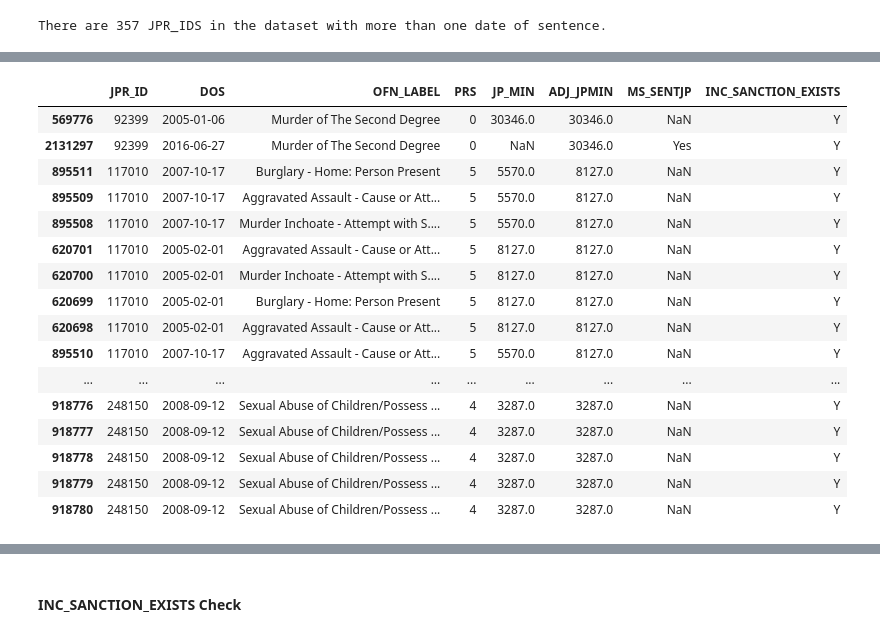
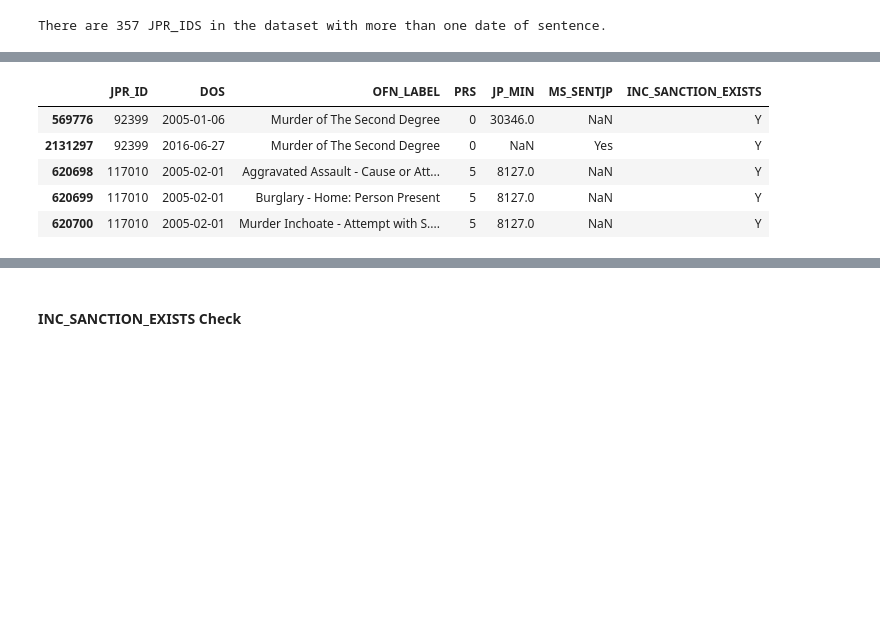
Before and after one commit to aud-z/PA_sentencing, a Jupyter notebook: data_cleaning_pipeline.ipynb, the cells around one changed output, grey strips where cells are left out. Cells and saved outputs as stored; diff of their text form; code cells hidden in the pictures; blank space fills up the shorter version.

```diff
--- a/data_cleaning_pipeline.ipynb
+++ b/data_cleaning_pipeline.ipynb
@@ -172,11 +172,0 @@ After the JP_CC_BUG correction there are 2,562,389 rows.
-# %%
-#Fix Issues with the missing JP_MIN
-num_missing_jp_min = len(df.loc[pd.isna(df["JP_MIN"])]) #[["JPR_ID", "JP_MIN"]]
-print("There are {:,} entries in the dataset missing a JP_MIN value.".format(num_missing_jp_min))
-
-df["ADJ_JPMIN"] = df.groupby(["JPR_ID"])["JP_MIN"].transform("max")
-
-num_missing_jp_min = len(df.loc[pd.isna(df["ADJ_JPMIN"])]) #[["JPR_ID", "JP_MIN"]]
-print("There are {:,} entries in the dataset missing a  ADJ_JPMIN value.".format(num_missing_jp_min))
-
-#when should we calculated a consolidated JP_MIN? before or after grouping at the id_variable, dos level
@@ -219,26 +198,12 @@ more_than_one_dos_df = df.loc[df["JPR_ID"].isin(more_than_one_dos)]
 # %%
-more_than_one_dos_df = more_than_one_dos_df.sort_values(["JPR_ID"])
+more_than_one_dos_df = more_than_one_dos_df.sort_values(["JPR_ID", "DOS"]) #sort by jpr_id AND DOS
 
-
-#more_than_one_dos_df[:20][["JPR_ID", "DOS", "OFN_LABEL", "PRS", "JP_MIN", "ADJ_JPMIN", "MS_SENTJP", "INC_SANCTION_EXISTS"]]
-#more_than_one_dos_df.loc[more_than_one_dos_df["JPR_ID"] == 662328][["JPR_ID", "DOS", "OFN_LABEL", "PRS", "JP_MIN", "ADJ_JPMIN", "MS_SENTJP", "INC_SANCTION_EXISTS"]]
-
-more_than_one_dos_df[:20][["JPR_ID", "DOS", "OFN_LABEL", "PRS", "JP_MIN", "ADJ_JPMIN", "MS_SENTJP", "INC_SANCTION_EXISTS"]]
+#more_than_one_dos_df.head()[["JPR_ID", "DOS", "OFN_LABEL", "PRS", "JP_MIN", "ADJ_JPMIN", "MS_SENTJP", "INC_SANCTION_EXISTS"]]
+more_than_one_dos_df.head()[["JPR_ID", "DOS", "OFN_LABEL", "PRS", "JP_MIN", "MS_SENTJP", "INC_SANCTION_EXISTS"]]
 # %% [output]
-|  | JPR_ID | DOS | OFN_LABEL | PRS | JP_MIN | ADJ_JPMIN | MS_SENTJP | INC_SANCTION_EXISTS |
-| 569776 | 92399 | 2005-01-06 | Murder of The Second Degree | 0 | 30346.0 | 30346.0 | NaN | Y |
-| 2131297 | 92399 | 2016-06-27 | Murder of The Second Degree | 0 | NaN | 30346.0 | Yes | Y |
-| 895511 | 117010 | 2007-10-17 | Burglary - Home: Person Present | 5 | 5570.0 | 8127.0 | NaN | Y |
-| 895509 | 117010 | 2007-10-17 | Aggravated Assault - Cause or Att... | 5 | 5570.0 | 8127.0 | NaN | Y |
-| 895508 | 117010 | 2007-10-17 | Murder Inchoate - Attempt with S.... | 5 | 5570.0 | 8127.0 | NaN | Y |
-| 620701 | 117010 | 2005-02-01 | Aggravated Assault - Cause or Att... | 5 | 8127.0 | 8127.0 | NaN | Y |
-| 620700 | 117010 | 2005-02-01 | Murder Inchoate - Attempt with S.... | 5 | 8127.0 | 8127.0 | NaN | Y |
-| 620699 | 117010 | 2005-02-01 | Burglary - Home: Person Present | 5 | 8127.0 | 8127.0 | NaN | Y |
-| 620698 | 117010 | 2005-02-01 | Aggravated Assault - Cause or Att... | 5 | 8127.0 | 8127.0 | NaN | Y |
-| 895510 | 117010 | 2007-10-17 | Aggravated Assault - Cause or Att... | 5 | 5570.0 | 8127.0 | NaN | Y |
-| ... | ... | ... | ... | ... | ... | ... | ... | ... |
-| 918776 | 248150 | 2008-09-12 | Sexual Abuse of Children/Possess ... | 4 | 3287.0 | 3287.0 | NaN | Y |
-| 918777 | 248150 | 2008-09-12 | Sexual Abuse of Children/Possess ... | 4 | 3287.0 | 3287.0 | NaN | Y |
-| 918778 | 248150 | 2008-09-12 | Sexual Abuse of Children/Possess ... | 4 | 3287.0 | 3287.0 | NaN | Y |
-| 918779 | 248150 | 2008-09-12 | Sexual Abuse of Children/Possess ... | 4 | 3287.0 | 3287.0 | NaN | Y |
-| 918780 | 248150 | 2008-09-12 | Sexual Abuse of Children/Possess ... | 4 | 3287.0 | 3287.0 | NaN | Y |
+|  | JPR_ID | DOS | OFN_LABEL | PRS | JP_MIN | MS_SENTJP | INC_SANCTION_EXISTS |
+| 569776 | 92399 | 2005-01-06 | Murder of The Second Degree | 0 | 30346.0 | NaN | Y |
+| 2131297 | 92399 | 2016-06-27 | Murder of The Second Degree | 0 | NaN | Yes | Y |
+| 620698 | 117010 | 2005-02-01 | Aggravated Assault - Cause or Att... | 5 | 8127.0 | NaN | Y |
+| 620699 | 117010 | 2005-02-01 | Burglary - Home: Person Present | 5 | 8127.0 | NaN | Y |
+| 620700 | 117010 | 2005-02-01 | Murder Inchoate - Attempt with S.... | 5 | 8127.0 | NaN | Y |
```
Also changed, not shown: parts of 28 cells of this notebook.
